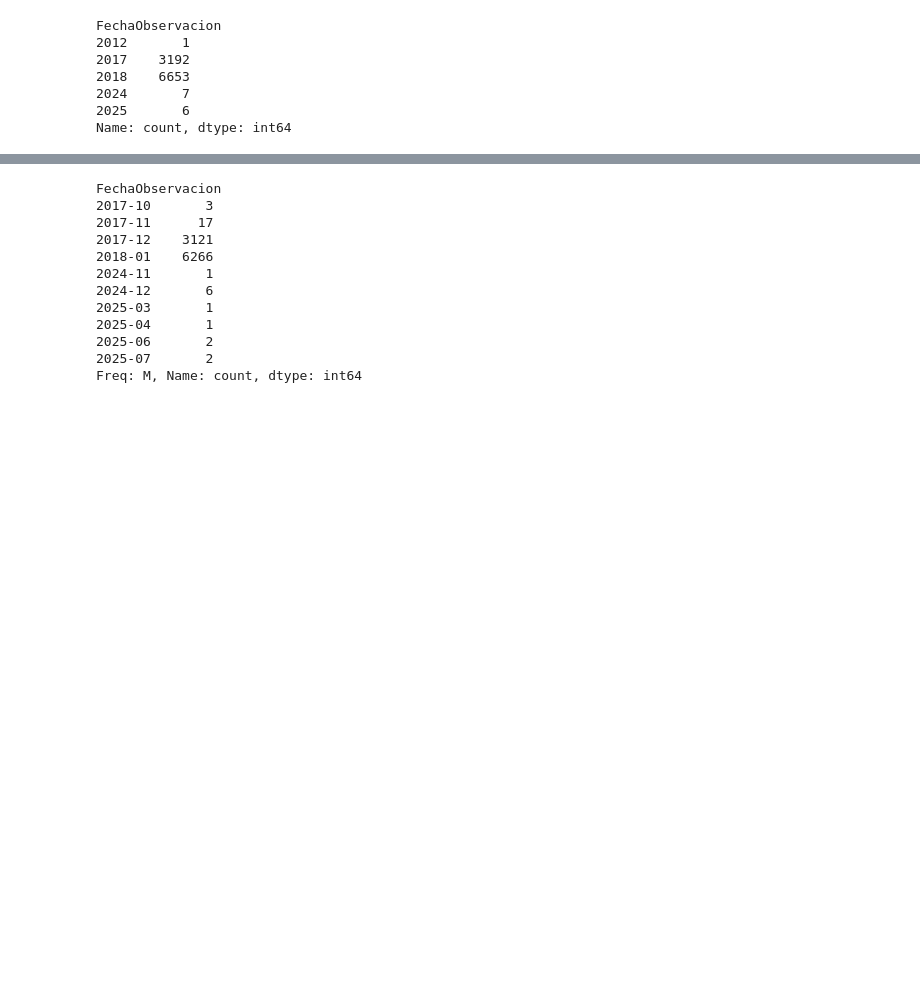
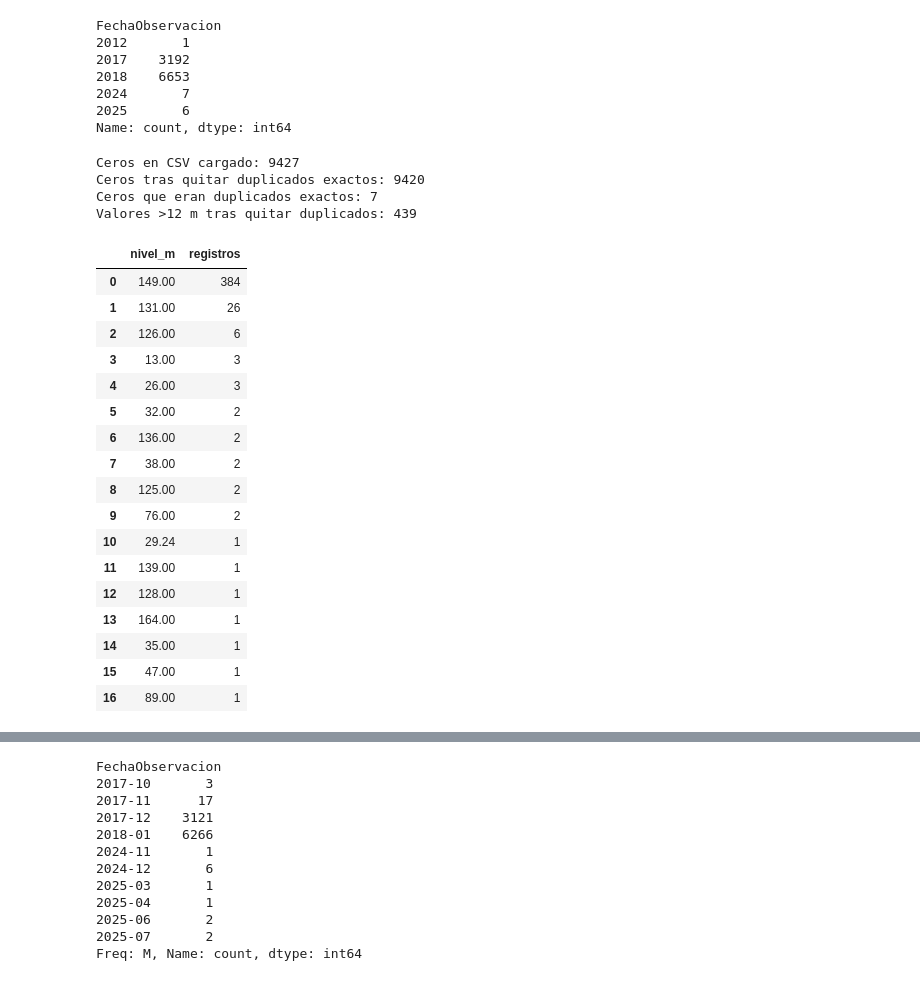
Before and after one commit to DannelBA/machine_learnig_rio_magdalena, a Jupyter notebook: prediccion_rio_magdalena.ipynb, the cells around one changed output, grey strips where cells are left out. Drawn from its saved outputs; the diff is of its cells as text; code cells hidden in the pictures; blank space fills up the shorter version.

```diff
--- a/prediccion_rio_magdalena.ipynb
+++ b/prediccion_rio_magdalena.ipynb
@@ -195,4 +250,48 @@ FechaObservacion
 2024       7
 2025       6
 Name: count, dtype: int64
+# %%
+valores_mayores_12 = df_unico.loc[
+    df_unico["ValorObservado"] > 12,
+    ["FechaObservacion", "ValorObservado"],
+].copy()
+frecuencia_valores_altos = (
+    valores_mayores_12["ValorObservado"]
+    .value_counts()
+    .rename_axis("nivel_m")
+    .reset_index(name="registros")
+)
+
+ceros_en_crudo = (df_filtrado["ValorObservado"] == 0).sum()
+ceros_deduplicados = (df_unico["ValorObservado"] == 0).sum()
+ceros_duplicados_eliminados = ceros_en_crudo - ceros_deduplicados
+
+print("Ceros en CSV cargado:", ceros_en_crudo)
+print("Ceros tras quitar duplicados exactos:", ceros_deduplicados)
+print("Ceros que eran duplicados exactos:", ceros_duplicados_eliminados)
+print("Valores >12 m tras quitar duplicados:", len(valores_mayores_12))
+display(frecuencia_valores_altos)
+# %% [output]
+Ceros en CSV cargado: 9427
+Ceros tras quitar duplicados exactos: 9420
+Ceros que eran duplicados exactos: 7
+Valores >12 m tras quitar duplicados: 439
+|  | nivel_m | registros |
+| 0 | 149.00 | 384 |
+| 1 | 131.00 | 26 |
+| 2 | 126.00 | 6 |
+| 3 | 13.00 | 3 |
+| 4 | 26.00 | 3 |
+| 5 | 32.00 | 2 |
+| 6 | 136.00 | 2 |
+| 7 | 38.00 | 2 |
+| 8 | 125.00 | 2 |
+| 9 | 76.00 | 2 |
+| 10 | 29.24 | 1 |
+| 11 | 139.00 | 1 |
+| 12 | 128.00 | 1 |
+| 13 | 164.00 | 1 |
+| 14 | 35.00 | 1 |
+| 15 | 47.00 | 1 |
+| 16 | 89.00 | 1 |
 # %% [markdown]
```
Also changed, not shown: parts of 11 cells of this notebook, 3 other files.
